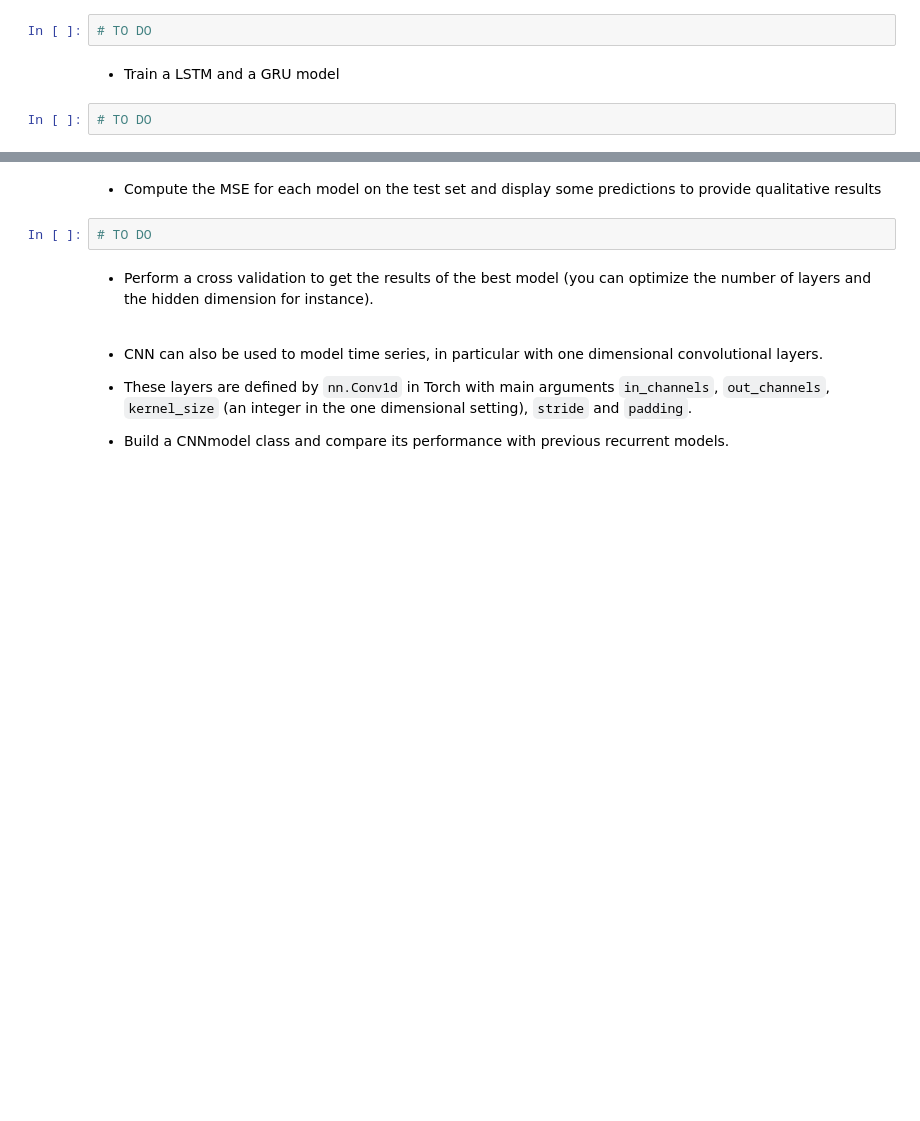
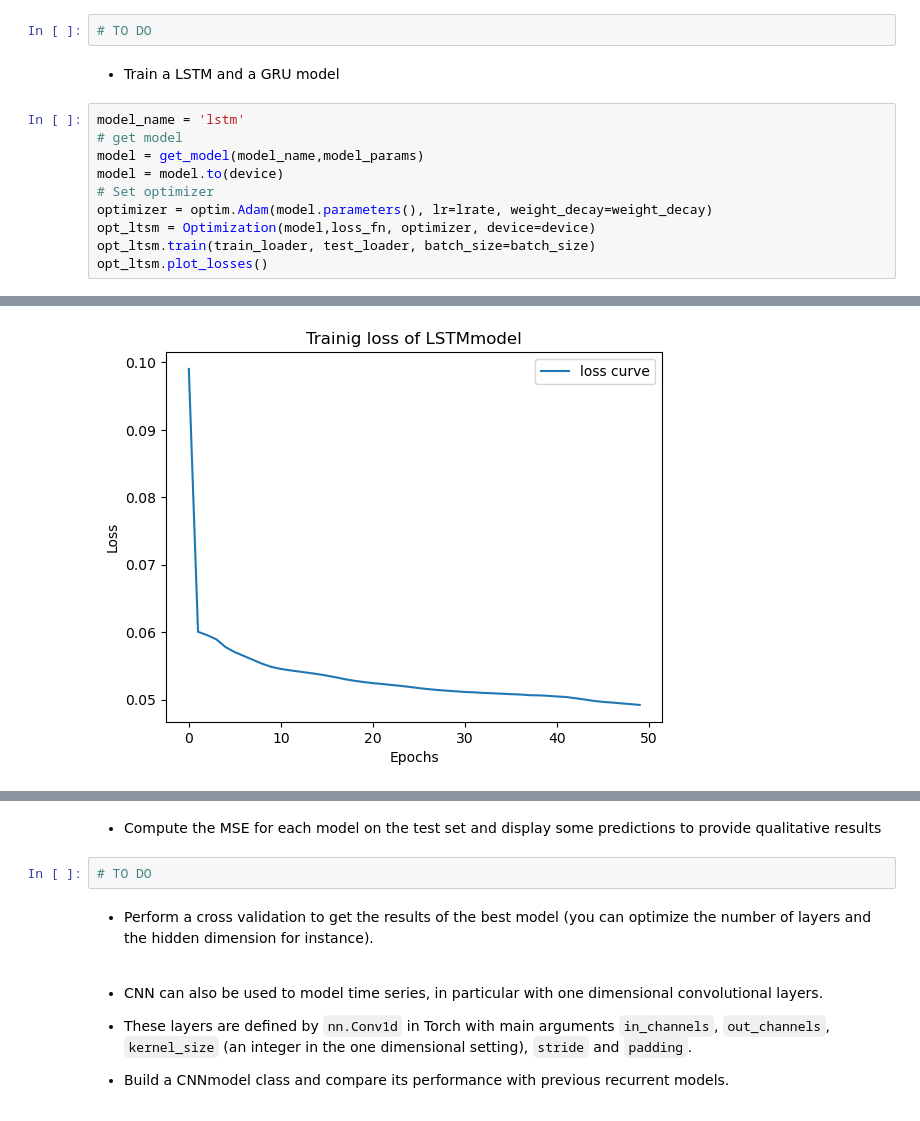
Before and after one commit to Youssef-ADOUIRI/ml_cooling_prediction, a Jupyter notebook: Project.ipynb, the cells around one changed output, grey strips where cells are left out. Cells and saved outputs as stored; diff of their text form; blank space fills up the shorter version.

```diff
--- a/Project.ipynb
+++ b/Project.ipynb
@@ -406,5 +407,14 @@ opt_rnn.plot_losses()
 # TO DO
 # %% [markdown]
  - Train a LSTM and a GRU model
-# %%
-# TO DO
+# %%
+model_name = 'lstm'
+# get model
+model = get_model(model_name,model_params)
+model = model.to(device)
+# Set optimizer
+optimizer = optim.Adam(model.parameters(), lr=lrate, weight_decay=weight_decay)
+opt_ltsm = Optimization(model,loss_fn, optimizer, device=device)
+opt_ltsm.train(train_loader, test_loader, batch_size=batch_size)
+opt_ltsm.plot_losses()
+# %% [output]
@@ -410,0 +438 @@ opt_rnn.plot_losses()
+[figure, added]
```
Also changed, not shown: parts of 7 cells of this notebook.
